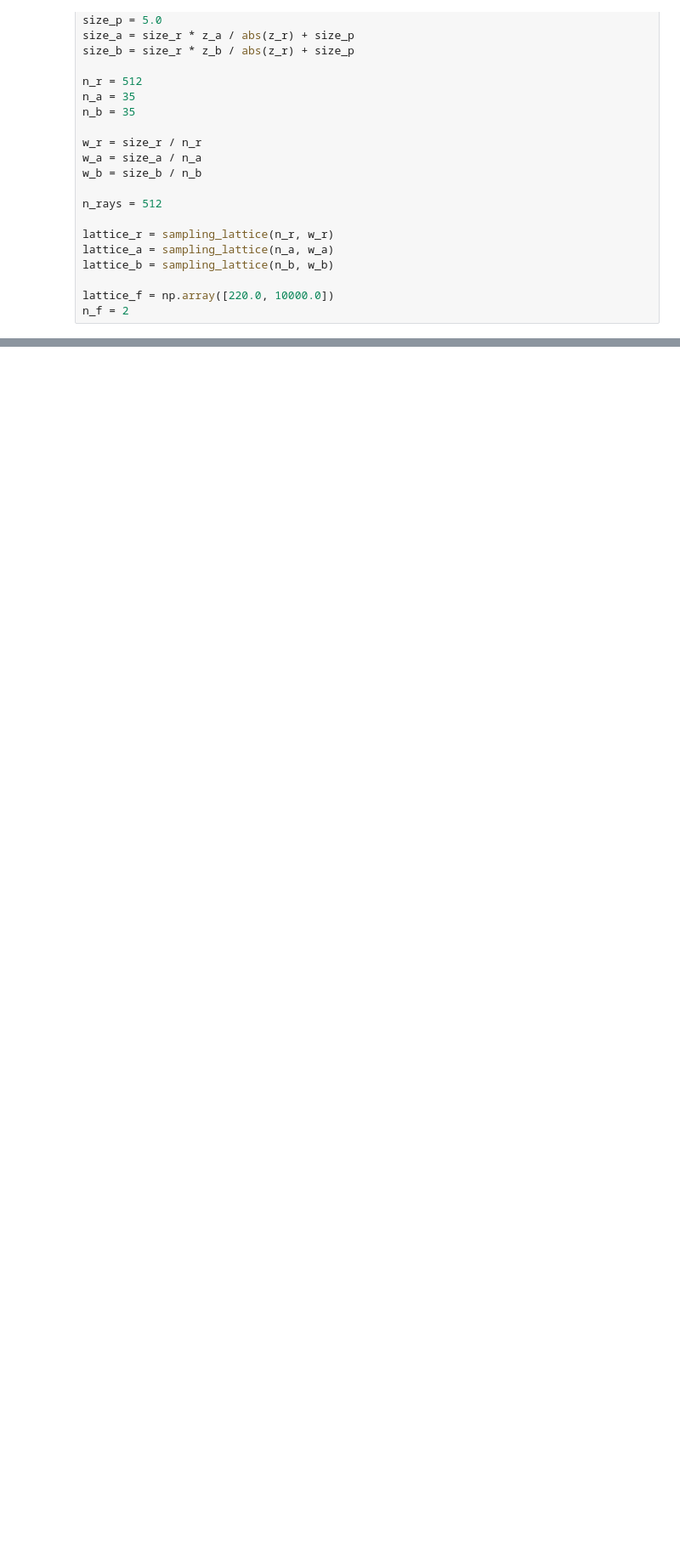
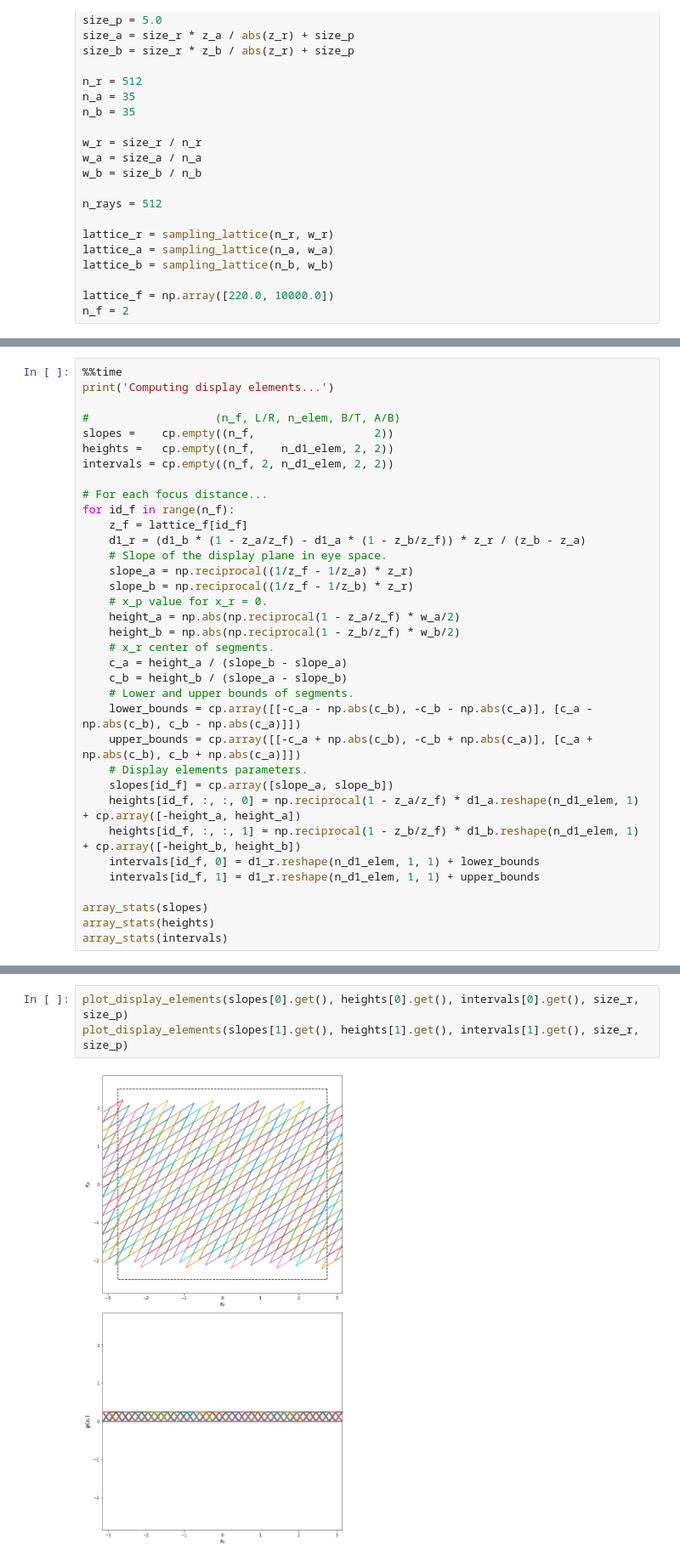
Before and after one commit to raolirom/light-field-prefiltering, a Jupyter notebook: 4d-nnls.ipynb, the cells around one changed output, grey strips where cells are left out. Shown at 85% size. Saved outputs shown, nothing was run; the diff lists cells and outputs as text; blank space fills up the shorter version.

```diff
--- a/4d-nnls.ipynb
+++ b/4d-nnls.ipynb
@@ -294,0 +408,35 @@ Wall time: 5.96 ms
+# %%
+%%time
+print('Computing display elements...')
+
+#                   (n_f, L/R, n_elem, B/T, A/B)
+slopes =    cp.empty((n_f,                  2))
+heights =   cp.empty((n_f,    n_d1_elem, 2, 2))
+intervals = cp.empty((n_f, 2, n_d1_elem, 2, 2))
+
+# For each focus distance...
+for id_f in range(n_f):
+    z_f = lattice_f[id_f]
+    d1_r = (d1_b * (1 - z_a/z_f) - d1_a * (1 - z_b/z_f)) * z_r / (z_b - z_a)
+    # Slope of the display plane in eye space.
+    slope_a = np.reciprocal((1/z_f - 1/z_a) * z_r)
+    slope_b = np.reciprocal((1/z_f - 1/z_b) * z_r)
+    # x_p value for x_r = 0.
+    height_a = np.abs(np.reciprocal(1 - z_a/z_f) * w_a/2)
+    height_b = np.abs(np.reciprocal(1 - z_b/z_f) * w_b/2)
+    # x_r center of segments.
+    c_a = height_a / (slope_b - slope_a)
+    c_b = height_b / (slope_a - slope_b)
+    # Lower and upper bounds of segments.
+    lower_bounds = cp.array([[-c_a - np.abs(c_b), -c_b - np.abs(c_a)], [c_a - np.abs(c_b), c_b - np.abs(c_a)]])
+    upper_bounds = cp.array([[-c_a + np.abs(c_b), -c_b + np.abs(c_a)], [c_a + np.abs(c_b), c_b + np.abs(c_a)]])
+    # Display elements parameters.
+    slopes[id_f] = cp.array([slope_a, slope_b])
+    heights[id_f, :, :, 0] = np.reciprocal(1 - z_a/z_f) * d1_a.reshape(n_d1_elem, 1) + cp.array([-height_a, height_a])
+    heights[id_f, :, :, 1] = np.reciprocal(1 - z_b/z_f) * d1_b.reshape(n_d1_elem, 1) + cp.array([-height_b, height_b])
+    intervals[id_f, 0] = d1_r.reshape(n_d1_elem, 1, 1) + lower_bounds
+    intervals[id_f, 1] = d1_r.reshape(n_d1_elem, 1, 1) + upper_bounds
+
+array_stats(slopes)
+array_stats(heights)
+array_stats(intervals)
@@ -294,0 +449,5 @@ Wall time: 5.96 ms
+# %%
+plot_display_elements(slopes[0].get(), heights[0].get(), intervals[0].get(), size_r, size_p)
+plot_display_elements(slopes[1].get(), heights[1].get(), intervals[1].get(), size_r, size_p)
+# %% [output]
+[figure, added]
```
Also changed, not shown: parts of 10 cells of this notebook.
